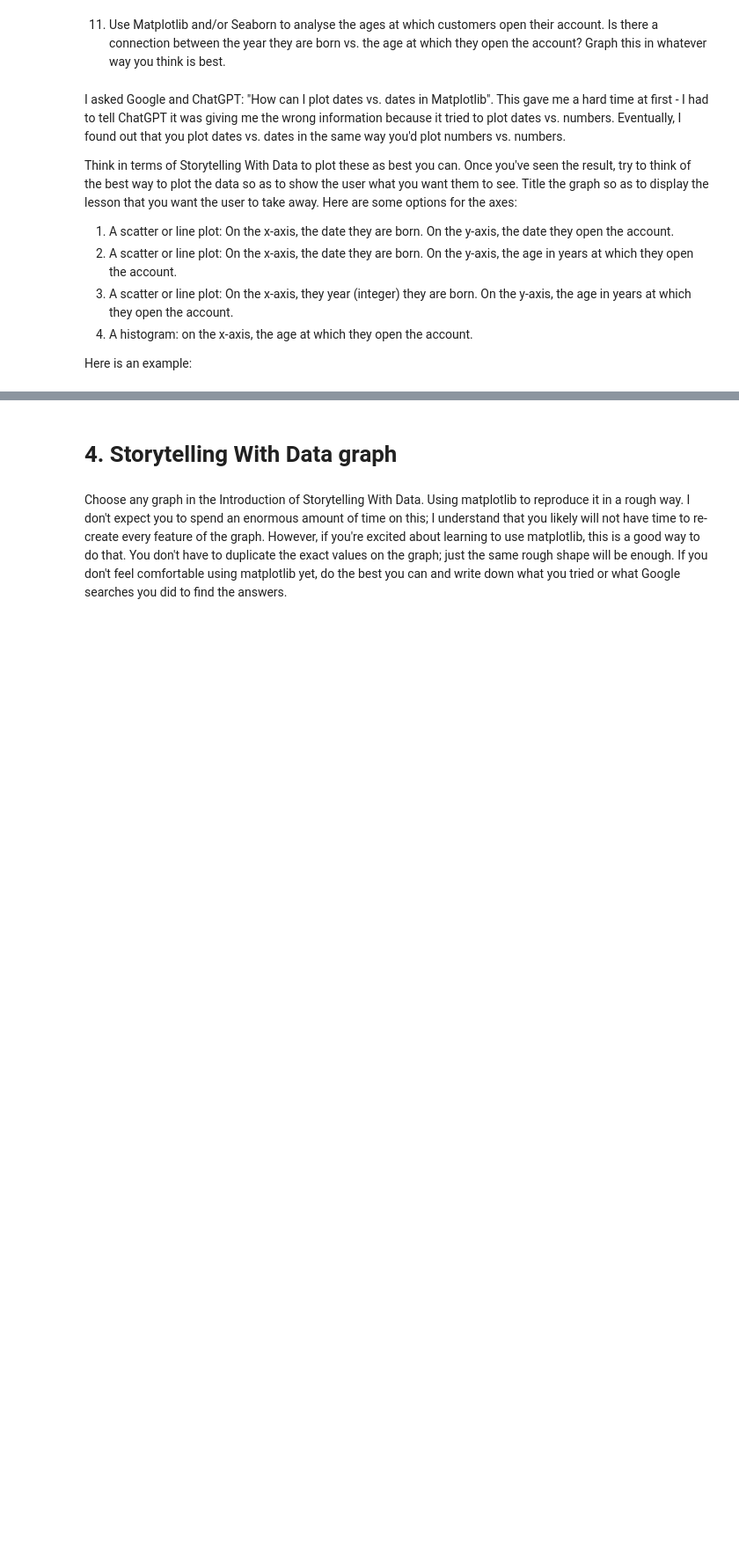
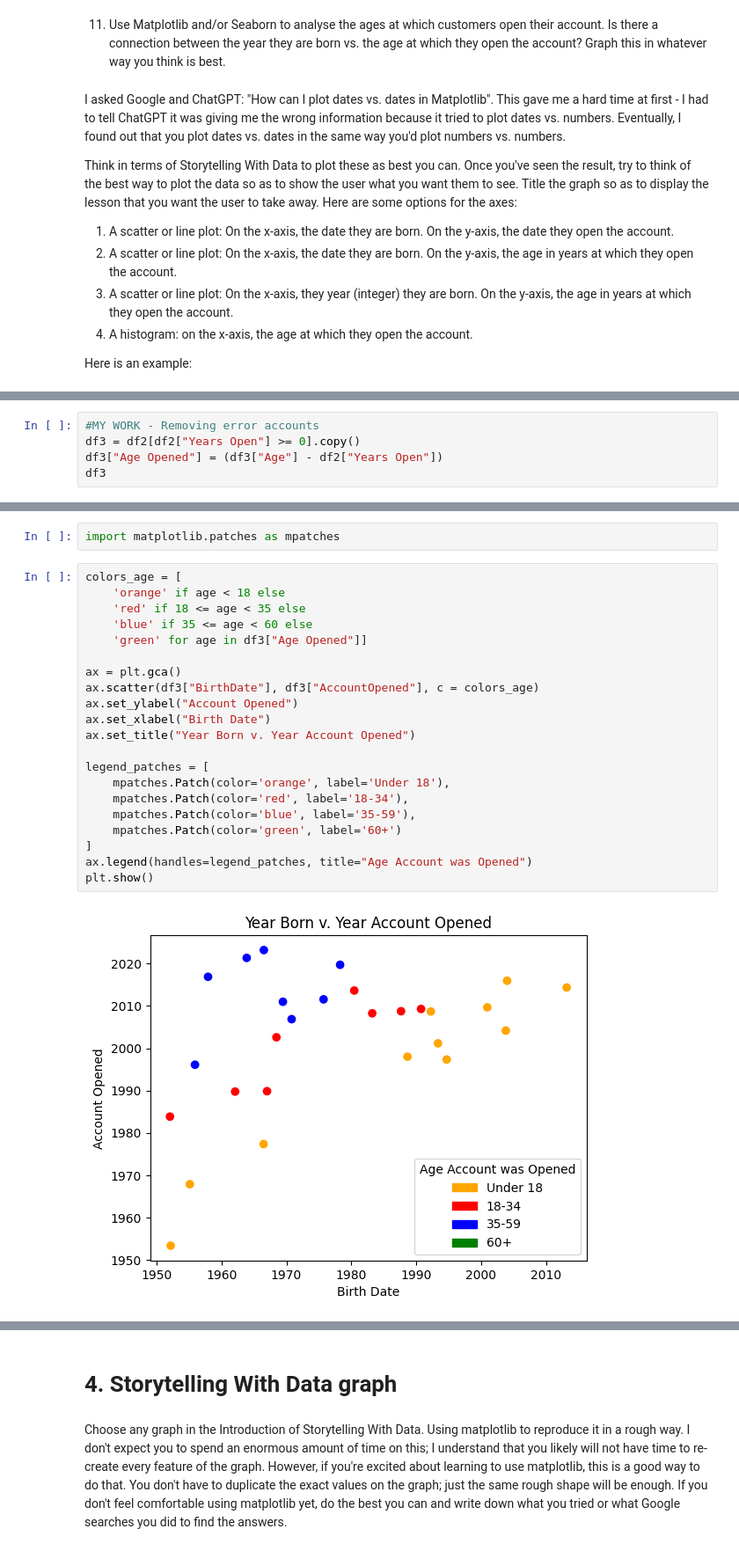
Before and after one commit to mclevel/699---AI-for-leaders, a Jupyter notebook: Week1.ipynb, the cells around one changed output, grey strips where cells are left out. Shown: that part at 88% size. Drawn from its saved outputs; the diff is of its cells as text; blank space fills up the shorter version.

```diff
--- a/Week1.ipynb
+++ b/Week1.ipynb
@@ -505,0 +622,5 @@ ax.set_xlabel("Birth Date") # label the x axis
+# %%
+#MY WORK - Removing error accounts
+df3 = df2[df2["Years Open"] >= 0].copy()
+df3["Age Opened"] = (df3["Age"] - df2["Years Open"])
+df3
@@ -505,0 +645,25 @@ ax.set_xlabel("Birth Date") # label the x axis
+# %%
+import matplotlib.patches as mpatches
+# %%
+colors_age = [
+    'orange' if age < 18 else
+    'red' if 18 <= age < 35 else
+    'blue' if 35 <= age < 60 else
+    'green' for age in df3["Age Opened"]]
+
+ax = plt.gca()
+ax.scatter(df3["BirthDate"], df3["AccountOpened"], c = colors_age)
+ax.set_ylabel("Account Opened")
+ax.set_xlabel("Birth Date")
+ax.set_title("Year Born v. Year Account Opened")
+
+legend_patches = [
+    mpatches.Patch(color='orange', label='Under 18'),
+    mpatches.Patch(color='red', label='18-34'),
+    mpatches.Patch(color='blue', label='35-59'),
+    mpatches.Patch(color='green', label='60+')
+]
+ax.legend(handles=legend_patches, title="Age Account was Opened")
+plt.show()
+# %% [output]
+[figure, added]
```
Also changed, not shown: parts of 19 cells of this notebook.
